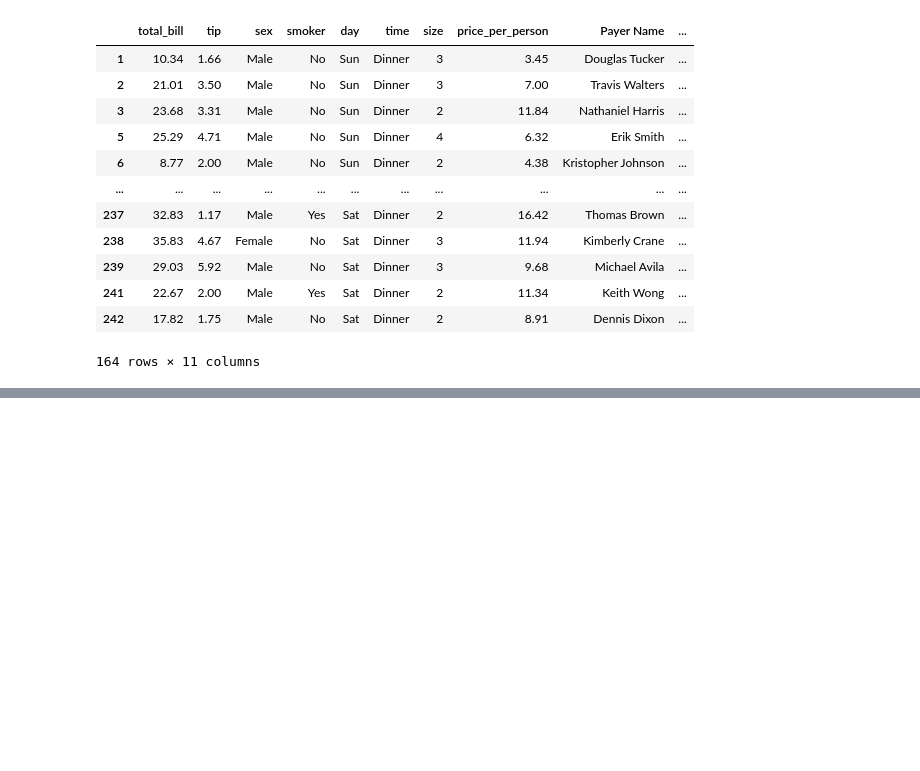
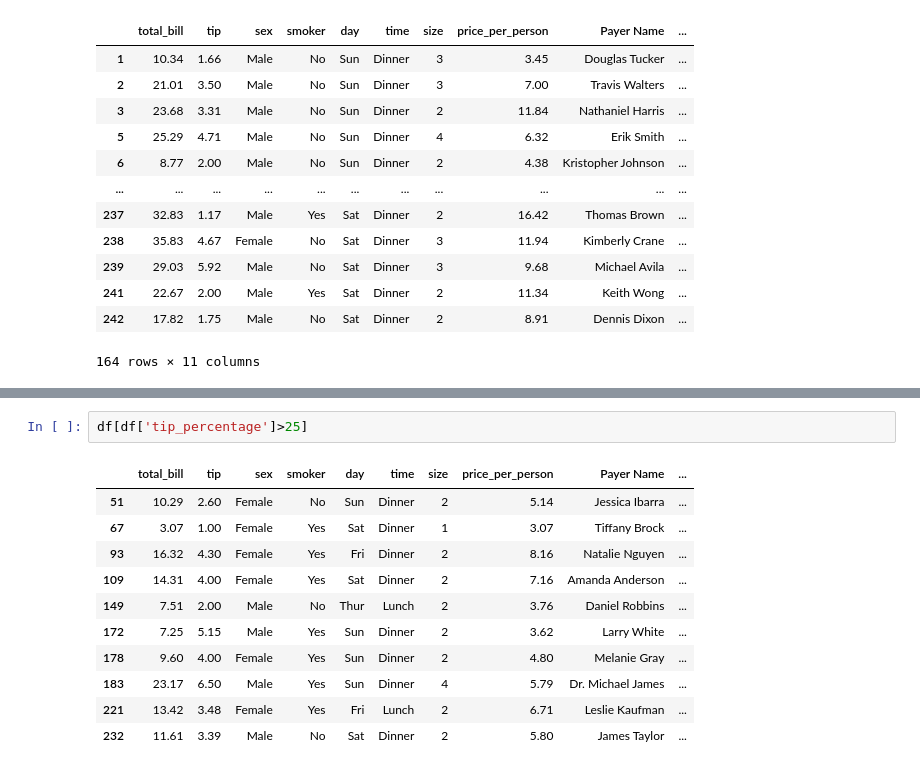
Before and after one commit to Chandrakanth0698/Learn_MachineLearning, a Jupyter notebook: learn_pandas.ipynb, the cells around one changed output, grey strips where cells are left out. Saved outputs shown, nothing was run; the diff lists cells and outputs as text; blank space fills up the shorter version.

```diff
--- a/learn_pandas.ipynb
+++ b/learn_pandas.ipynb
@@ -643,0 +822,14 @@ df[(df['total_bill']>30) | (df['sex']=='Male')]
+# %%
+df[df['tip_percentage']>25]
+# %% [output]
+|  | total_bill | tip | sex | smoker | day | time | size | price_per_person | Payer Name | ... |
+| 51 | 10.29 | 2.60 | Female | No | Sun | Dinner | 2 | 5.14 | Jessica Ibarra | ... |
+| 67 | 3.07 | 1.00 | Female | Yes | Sat | Dinner | 1 | 3.07 | Tiffany Brock | ... |
+| 93 | 16.32 | 4.30 | Female | Yes | Fri | Dinner | 2 | 8.16 | Natalie Nguyen | ... |
+| 109 | 14.31 | 4.00 | Female | Yes | Sat | Dinner | 2 | 7.16 | Amanda Anderson | ... |
+| 149 | 7.51 | 2.00 | Male | No | Thur | Lunch | 2 | 3.76 | Daniel Robbins | ... |
+| 172 | 7.25 | 5.15 | Male | Yes | Sun | Dinner | 2 | 3.62 | Larry White | ... |
+| 178 | 9.60 | 4.00 | Female | Yes | Sun | Dinner | 2 | 4.80 | Melanie Gray | ... |
+| 183 | 23.17 | 6.50 | Male | Yes | Sun | Dinner | 4 | 5.79 | Dr. Michael James | ... |
+| 221 | 13.42 | 3.48 | Female | Yes | Fri | Lunch | 2 | 6.71 | Leslie Kaufman | ... |
+| 232 | 11.61 | 3.39 | Male | No | Sat | Dinner | 2 | 5.80 | James Taylor | ... |
```
Also changed, not shown: parts of 38 cells of this notebook.
